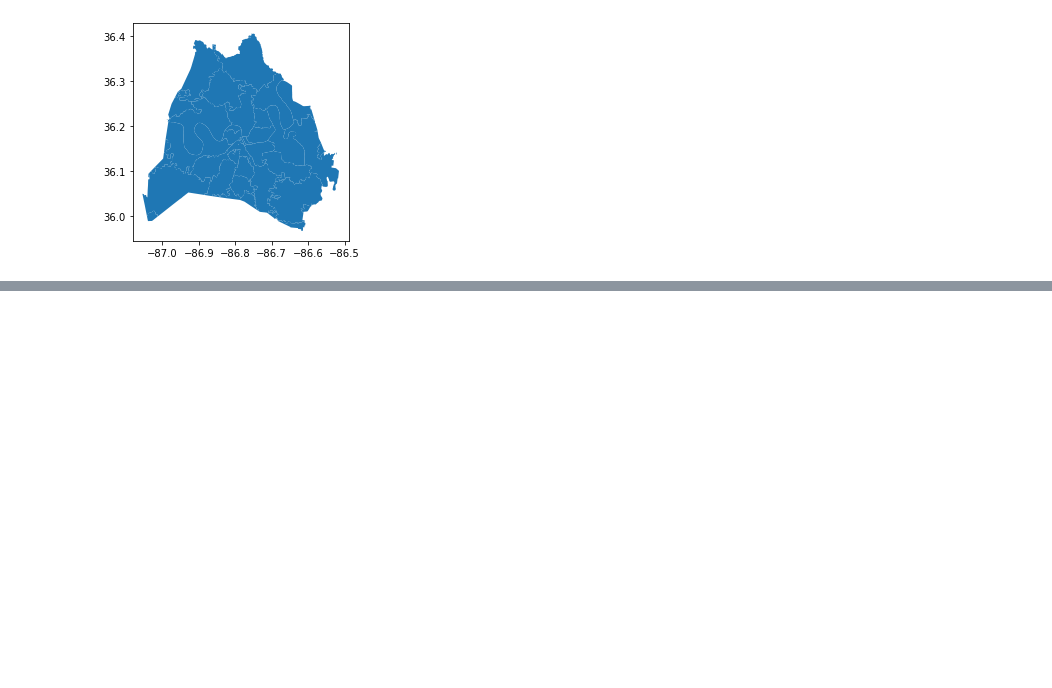
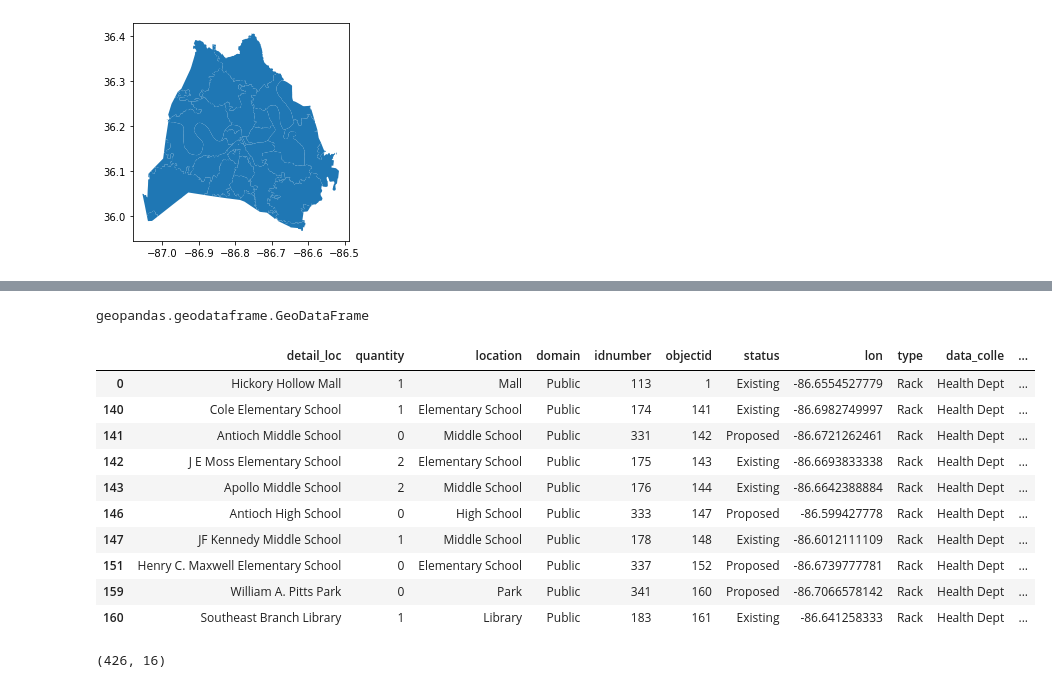
Before and after one commit to MrBardot/NSS-DDA2-geospatial-python-workshop, a Jupyter notebook: notebooks/brack_nashpmap.ipynb, the cells around one changed output, grey strips where cells are left out. Drawn from its saved outputs; the diff is of its cells as text; code cells hidden in the pictures; blank space fills up the shorter version.

```diff
--- a/notebooks/brack_nashpmap.ipynb
+++ b/notebooks/brack_nashpmap.ipynb
@@ -74,0 +129,4 @@ zipcodes.plot()
+# %%
+type(brack_geo)
+# %% [output]
+geopandas.geodataframe.GeoDataFrame
@@ -74,0 +137,18 @@ zipcodes.plot()
+# %%
+brack_by_zip.head(10)
+# %% [output]
+|  | detail_loc | quantity | location | domain | idnumber | objectid | status | lon | type | data_colle | ... |
+| 0 | Hickory Hollow Mall | 1 | Mall | Public | 113 | 1 | Existing | -86.6554527779 | Rack | Health Dept | ... |
+| 140 | Cole Elementary School | 1 | Elementary School | Public | 174 | 141 | Existing | -86.6982749997 | Rack | Health Dept | ... |
+| 141 | Antioch Middle School | 0 | Middle School | Public | 331 | 142 | Proposed | -86.6721262461 | Rack | Health Dept | ... |
+| 142 | J E Moss Elementary School | 2 | Elementary School | Public | 175 | 143 | Existing | -86.6693833338 | Rack | Health Dept | ... |
+| 143 | Apollo Middle School | 2 | Middle School | Public | 176 | 144 | Existing | -86.6642388884 | Rack | Health Dept | ... |
+| 146 | Antioch High School | 0 | High School | Public | 333 | 147 | Proposed | -86.599427778 | Rack | Health Dept | ... |
+| 147 | JF Kennedy Middle School | 1 | Middle School | Public | 178 | 148 | Existing | -86.6012111109 | Rack | Health Dept | ... |
+| 151 | Henry C. Maxwell Elementary School | 0 | Elementary School | Public | 337 | 152 | Proposed | -86.6739777781 | Rack | Health Dept | ... |
+| 159 | William A. Pitts Park | 0 | Park | Public | 341 | 160 | Proposed | -86.7066578142 | Rack | Health Dept | ... |
+| 160 | Southeast Branch Library | 1 | Library | Public | 183 | 161 | Existing | -86.641258333 | Rack | Health Dept | ... |
+# %%
+brack_by_zip.shape
+# %% [output]
+(426, 16)
```
Also changed, not shown: parts of 18 cells of this notebook.
